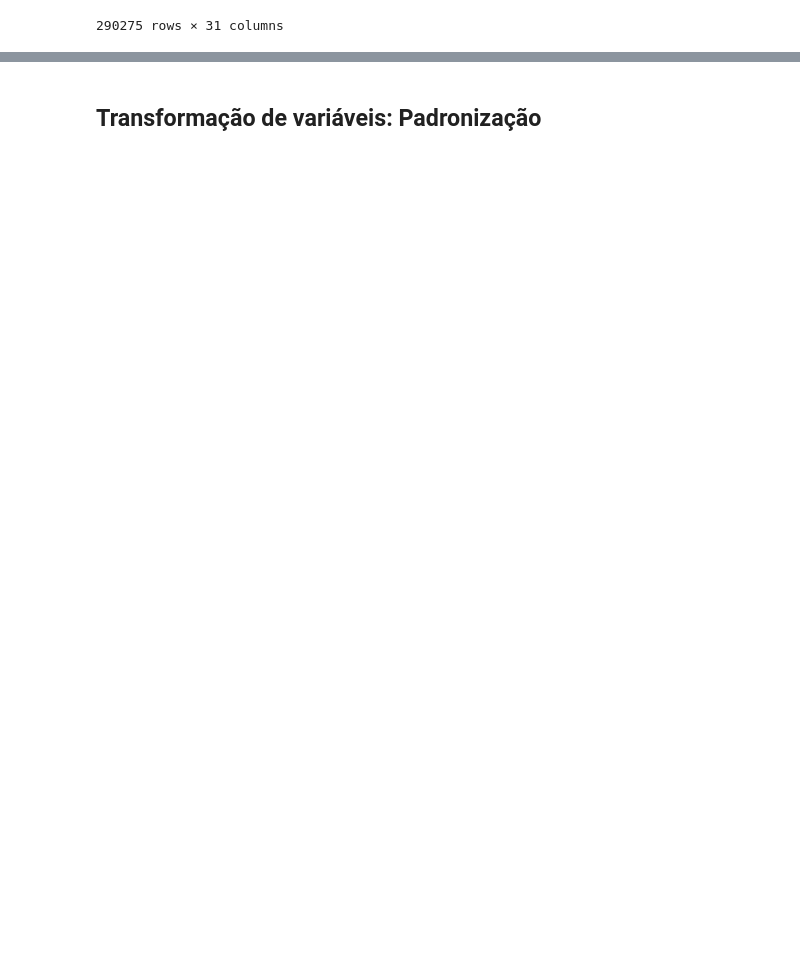
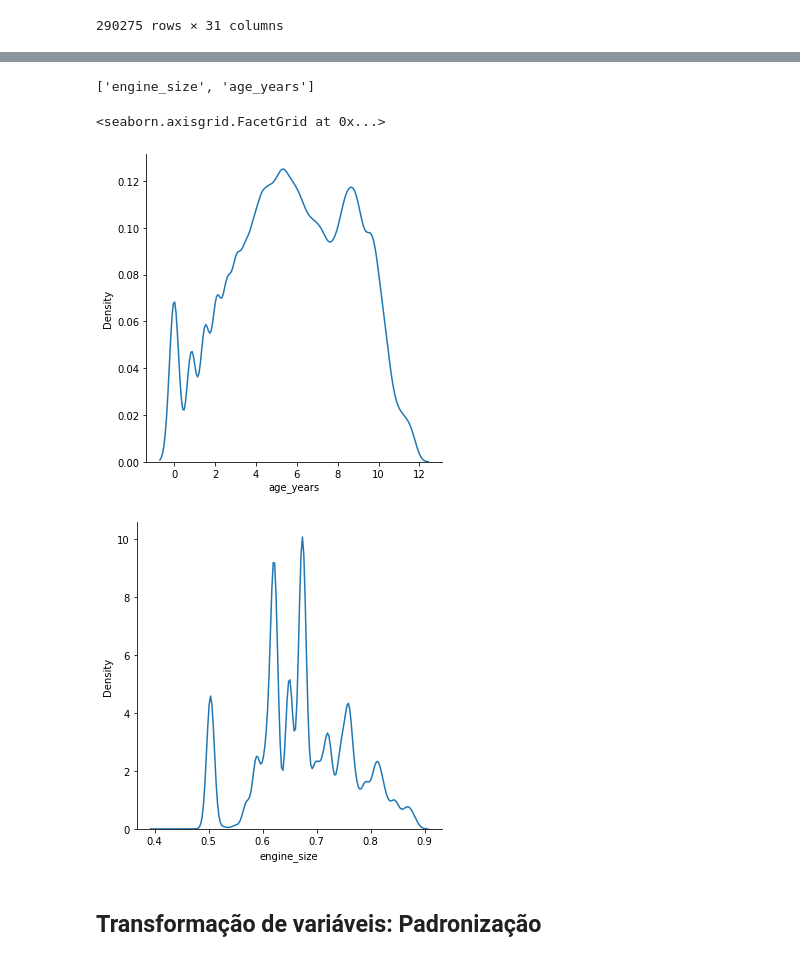
Before and after one commit to VicenteJFonseca/previs-o_pre-o_carros, a Jupyter notebook: previsão_preços_carros.ipynb, the cells around one changed output, grey strips where cells are left out. Drawn from its saved outputs; the diff is of its cells as text; code cells hidden in the pictures; blank space fills up the shorter version.

```diff
--- a/previsão_preços_carros.ipynb
+++ b/previsão_preços_carros.ipynb
@@ -260,0 +264,20 @@ avg_price
+# %%
+features_num = avg_price[['engine_size','age_years']]
+# %%
+pt = preprocessing.PowerTransformer(method='yeo-johnson', standardize=False)
+yeoj = pt.fit_transform(features_num)
+# %%
+yeo_colunas = list(features_num.columns)
+yeo_colunas
+# %% [output]
+['engine_size', 'age_years']
+# %%
+X_yeo= pd.DataFrame(yeoj, columns = yeo_colunas)
+# %%
+sns.displot(X_yeo, x='age_years', kind ='kde')
+
+sns.displot(X_yeo, x='engine_size', kind ='kde')
+# %% [output]
+<seaborn.axisgrid.FacetGrid at 0x...>
+[figure, added]
+[figure, added]
```
Also changed, not shown: parts of 20 cells of this notebook.
